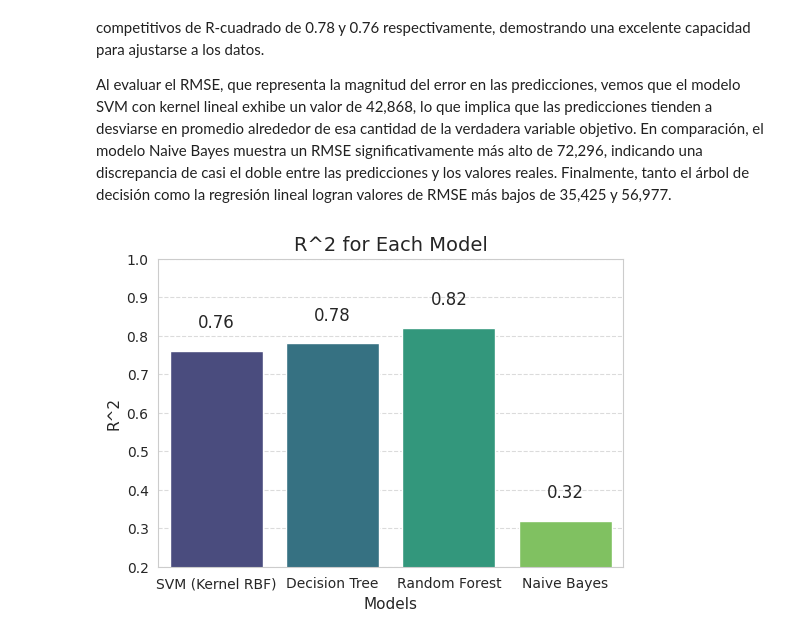
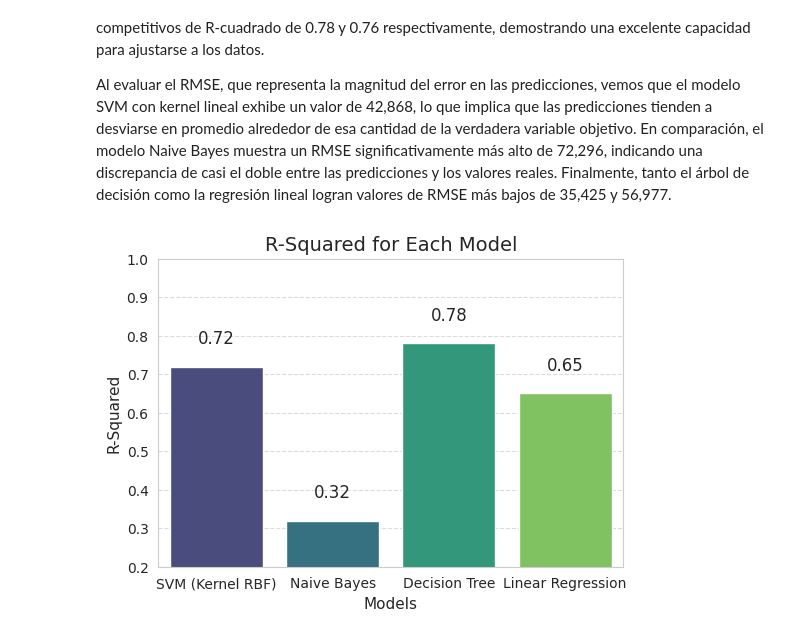
Before and after one commit to Andrea-gt/dm-hw-smv, a Jupyter notebook: dm_hw_svm.ipynb, the cells around one changed output. Drawn from its saved outputs; the diff is of its cells as text; code cells hidden in the pictures.

```diff
--- a/dm_hw_svm.ipynb
+++ b/dm_hw_svm.ipynb
@@ -912,23 +1056,23 @@ Se observa que el modelo de regresión lineal alcanza un R-cuadrado bastante alt
 Al evaluar el RMSE, que representa la magnitud del error en las predicciones, vemos que el modelo SVM con kernel lineal exhibe un valor de 42,868, lo que implica que las predicciones tienden a desviarse en promedio alrededor de esa cantidad de la verdadera variable objetivo. En comparación, el modelo Naive Bayes muestra un RMSE significativamente más alto de 72,296, indicando una discrepancia de casi el doble entre las predicciones y los valores reales. Finalmente, tanto el árbol de decisión como la regresión lineal logran valores de RMSE más bajos de 35,425 y 56,977.
 # %%
 # Data for the graph
-x_dataGraph = ['SVM (Kernel RBF)', 'Decision Tree', 'Random Forest', 'Naive Bayes']
-r2DataGraph = [0.76, 0.78, 0.82, 0.32]  # Cambiar los valores por los de R^2
+x_dataGraph = ['SVM (Kernel RBF)', 'Naive Bayes', 'Decision Tree', 'Linear Regression']
+r2DataGraph = [0.72, 0.32, 0.78, 0.65]
 
 # Plot settings
 sns.barplot(x=x_dataGraph, y=r2DataGraph, hue=x_dataGraph, palette="viridis")
-plt.title('R^2 for Each Model', fontsize=14)
+plt.title('R-Squared for Each Model', fontsize=14)
 plt.xlabel('Models', fontsize=11)
-plt.ylabel('R^2', fontsize=11)
-plt.ylim(0.20, 1)  # Ajustar el rango según los valores de R^2
+plt.ylabel('R-Squared', fontsize=11)
+plt.ylim(0.20, 1)
 plt.grid(axis='y', linestyle='--', alpha=0.7)
 plt.xticks(fontsize=10)
 plt.yticks(fontsize=10)
 
 # Add R^2 values on top of the bars
 for i, v in enumerate(r2DataGraph):
     plt.text(i, v + 0.05, str(v), ha='center', va='bottom', fontsize=12)
 
 plt.show()
 # %% [output]
-[figure, old version]
+[figure, new version]
```
Also changed, not shown: parts of 12 cells of this notebook.
